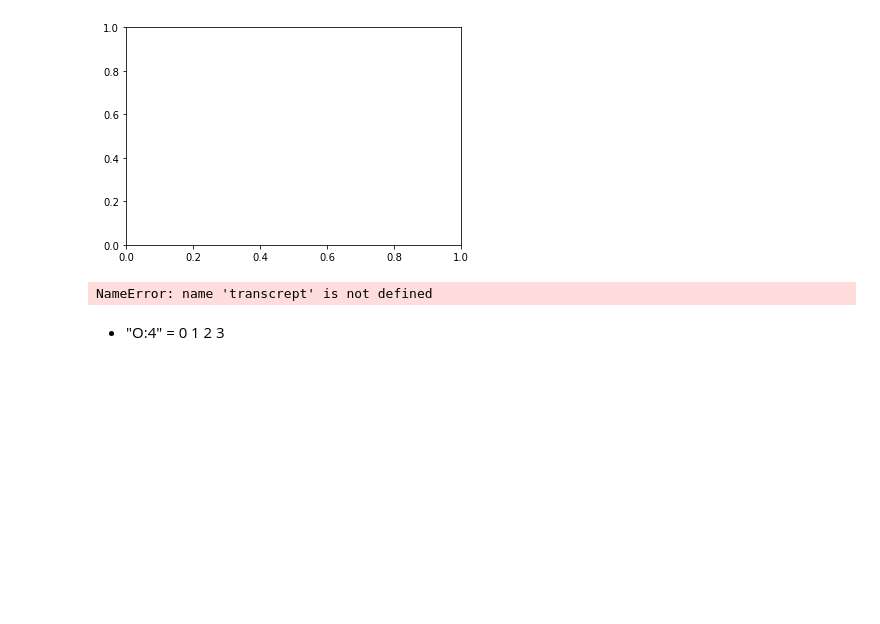
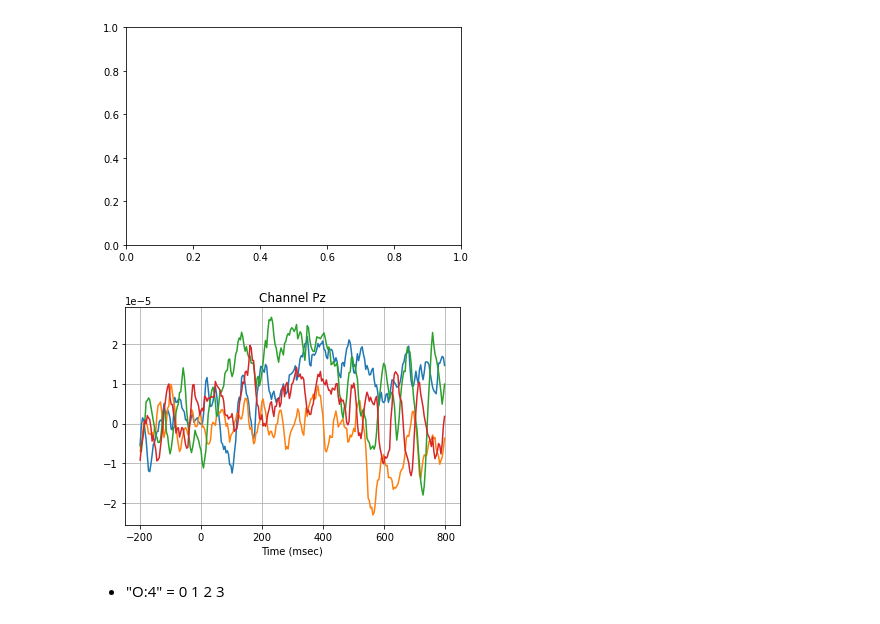
Before and after one commit to joshuazempoalteca/COGS108, a Jupyter notebook: Exercises/Exercise1.ipynb, the cells around one changed output. Saved outputs shown, nothing was run; the diff lists cells and outputs as text; code cells hidden in the pictures; blank space fills up the shorter version.

```diff
--- a/Exercises/Exercise1.ipynb
+++ b/Exercises/Exercise1.ipynb
@@ -160,13 +160,13 @@ plt.show()
 ValueError: x and y must have same first dimension, but have shapes (256,) and (4, 256)
 [figure]
 # %%
-plt.plot(eeg_time,transcrept.eeg[0:4,12,:])
+plt.plot(eeg_time, np.transpose(eeg[0:4,12,:]))
 plt.title('Channel '+channelnames[12])
 plt.xlabel('Time (msec)')
 plt.grid()
 plt.show()
 # %% [output]
-NameError: name 'transcrept' is not defined
+[figure, added]
 # %% [markdown]
 * "O:4" = 0 1 2 3
 # %% [markdown]
```
Also changed, not shown: 1 other file.
